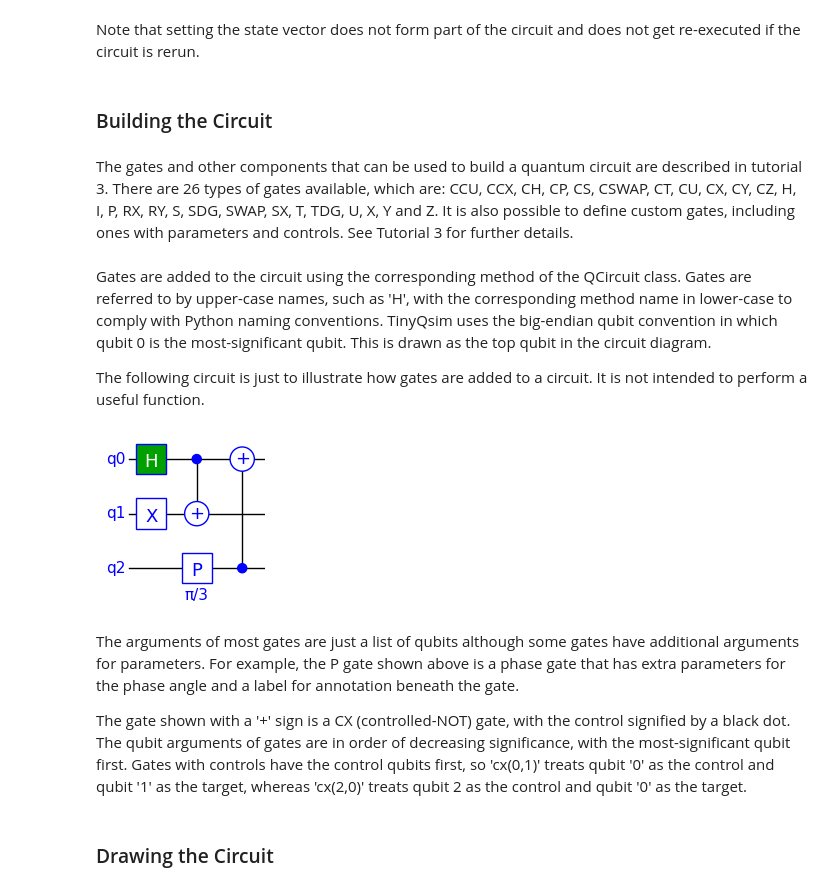
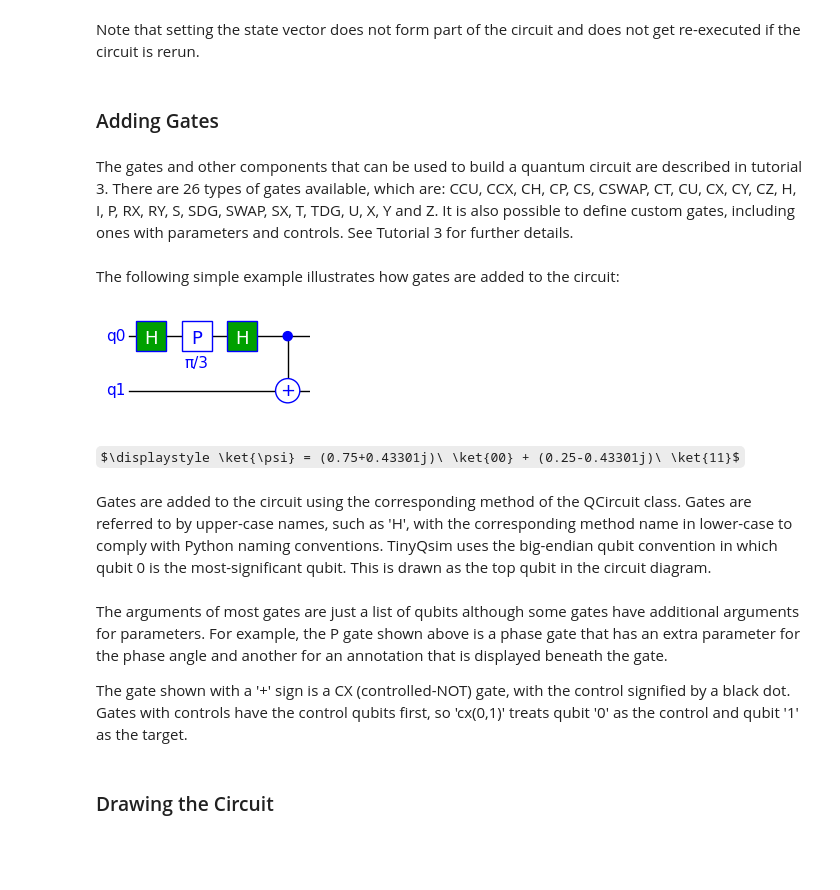
Before and after one commit to jbrumf/tinyqsim, a Jupyter notebook: examples/tutorial_2_exploring_further.ipynb, the cells around one changed output. Saved outputs shown, nothing was run; the diff lists cells and outputs as text; code cells hidden in the pictures; some formulas as TeX source; blank space fills up the shorter version.

```diff
--- a/examples/tutorial_2_exploring_further.ipynb
+++ b/examples/tutorial_2_exploring_further.ipynb
@@ -62,30 +62,30 @@ $\displaystyle 1\ \ket{011}$
 # %% [markdown]
 Note that setting the state vector does not form part of the circuit and does not get re-executed if the circuit is rerun.
 # %% [markdown]
-### Building the Circuit
+### Adding Gates
 # %% [markdown]
 The gates and other components that can be used to build a quantum circuit are described in tutorial 3. There are 26 types of gates available, which are: CCU, CCX, CH, CP, CS, CSWAP, CT, CU, CX, CY, CZ, H, I, P, RX, RY, S, SDG, SWAP, SX, T, TDG, U, X, Y and Z. It is also possible to define custom gates, including ones with parameters and controls. See Tutorial 3 for further details.
-# %% [markdown]
-Gates are added to the circuit using the corresponding method of the QCircuit class. Gates are referred to by upper-case names, such as 'H', with the corresponding method name in lower-case to comply with Python naming conventions. TinyQsim uses the big-endian qubit convention in which qubit 0 is the most-significant qubit. This is drawn as the top qubit in the circuit diagram.
-
-The following circuit is just to illustrate how gates are added to a circuit. It is not intended to perform a useful function.
-# %%
-PI = '\u03C0'  # Unicode pi for annotation
-
-qc = QCircuit(3)
-qc.h(0)  # Add an H gate to qubit 0
-qc.x(1)  # Add an X gate to qubit 1
-qc.cx(0, 1)  # Add a CX gate to qubits 0 and 1
-qc.p(np.pi / 3, f'{PI}/3', 2)  # Add a pi/3 phase gate to qubit 2
-qc.cx(2, 0)  # Add a CX gate to qubits 2 and 0
-
-qc.draw()
-# %% [output]
-[figure, removed]
+# %% [markdown]
+The following simple example illustrates how gates are added to the circuit:
+# %%
+PI = '\u03C0'  # Unicode pi for annotation
+
+qc = QCircuit(2)
+qc.h(0)  # Add an H gate to qubit 0
+qc.p(np.pi / 3, f'{PI}/3', 0)  # Add a pi/3 phase gate
+qc.h(0)  # Add an H gate to qubit 0
+qc.cx(0, 1)  # Add CX gate with qubit 0 as control
+qc.draw()
+qc.display_state(r'\ket{\psi} = ')
+# %% [output]
+[figure, added]
+$\displaystyle \ket{\psi} = (0.75+0.43301j)\ \ket{00} + (0.25-0.43301j)\ \ket{11}$
+# %% [markdown]
+Gates are added to the circuit using the corresponding method of the QCircuit class. Gates are referred to by upper-case names, such as 'H', with the corresponding method name in lower-case to comply with Python naming conventions. TinyQsim uses the big-endian qubit convention in which qubit 0 is the most-significant qubit. This is drawn as the top qubit in the circuit diagram.
 # %% [markdown]
-The arguments of most gates are  just a list of qubits although some gates have additional arguments for parameters. For example, the P gate shown above is a phase gate that has extra parameters for the phase angle and a label for annotation beneath the gate.
+The arguments of most gates are  just a list of qubits although some gates have additional arguments for parameters. For example, the P gate shown above is a phase gate that has an extra parameter for the phase angle and another for an annotation that is displayed beneath the gate.
 
-The gate shown with a '+' sign is a CX (controlled-NOT) gate, with the control signified by a black dot. The qubit arguments of gates are in order of decreasing significance, with the most-significant qubit first. Gates with controls have the control qubits first, so 'cx(0,1)' treats qubit '0' as the control and qubit '1' as the target, whereas 'cx(2,0)' treats qubit 2 as the control and qubit '0' as the target.
+The gate shown with a '+' sign is a CX (controlled-NOT) gate, with the control signified by a black dot. Gates with controls have the control qubits first, so 'cx(0,1)' treats qubit '0' as the control and qubit '1' as the target.
 # %% [markdown]
 ### Drawing the Circuit
 # %% [markdown]
```
Also changed, not shown: parts of 35 cells of this notebook, 15 other files.
